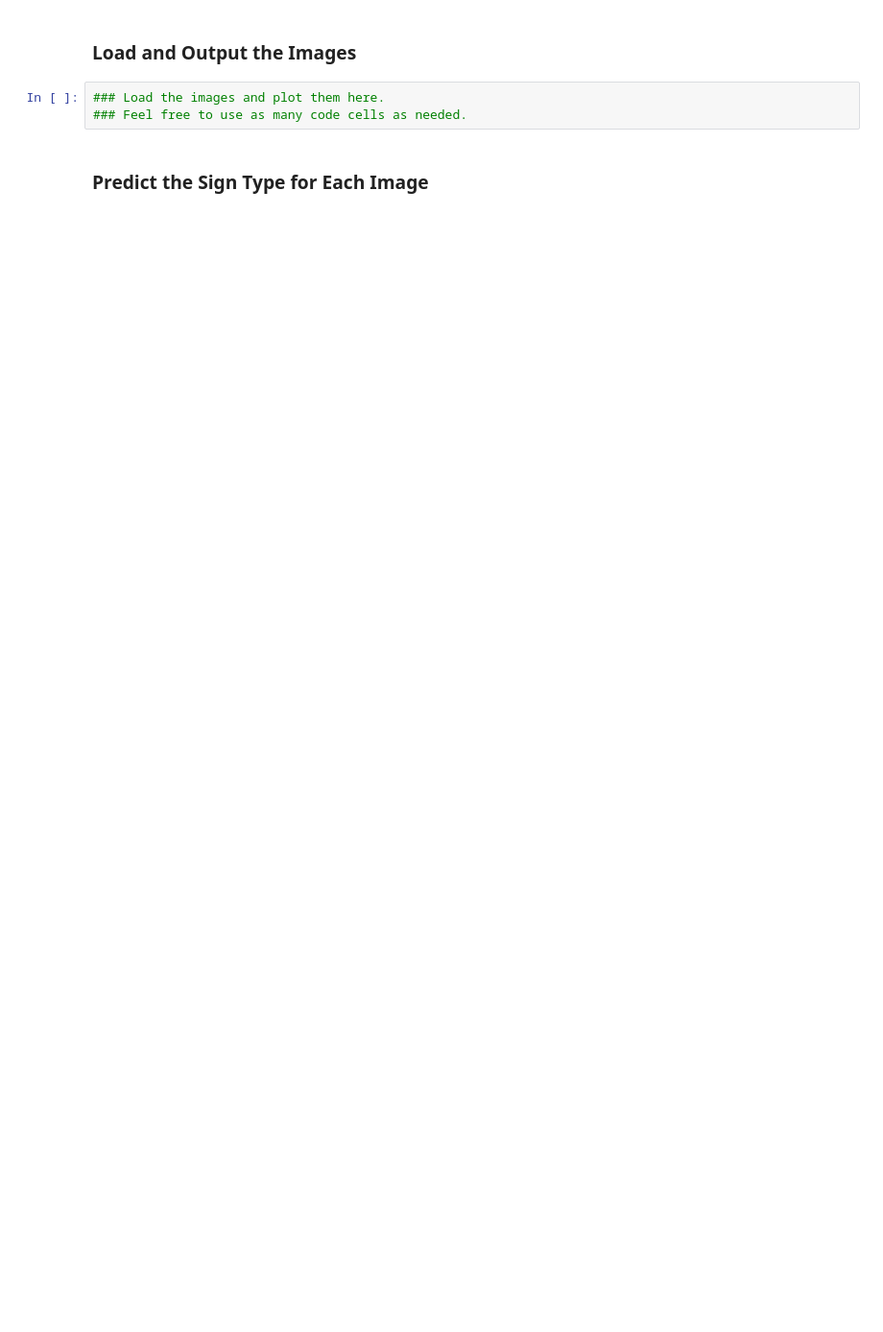
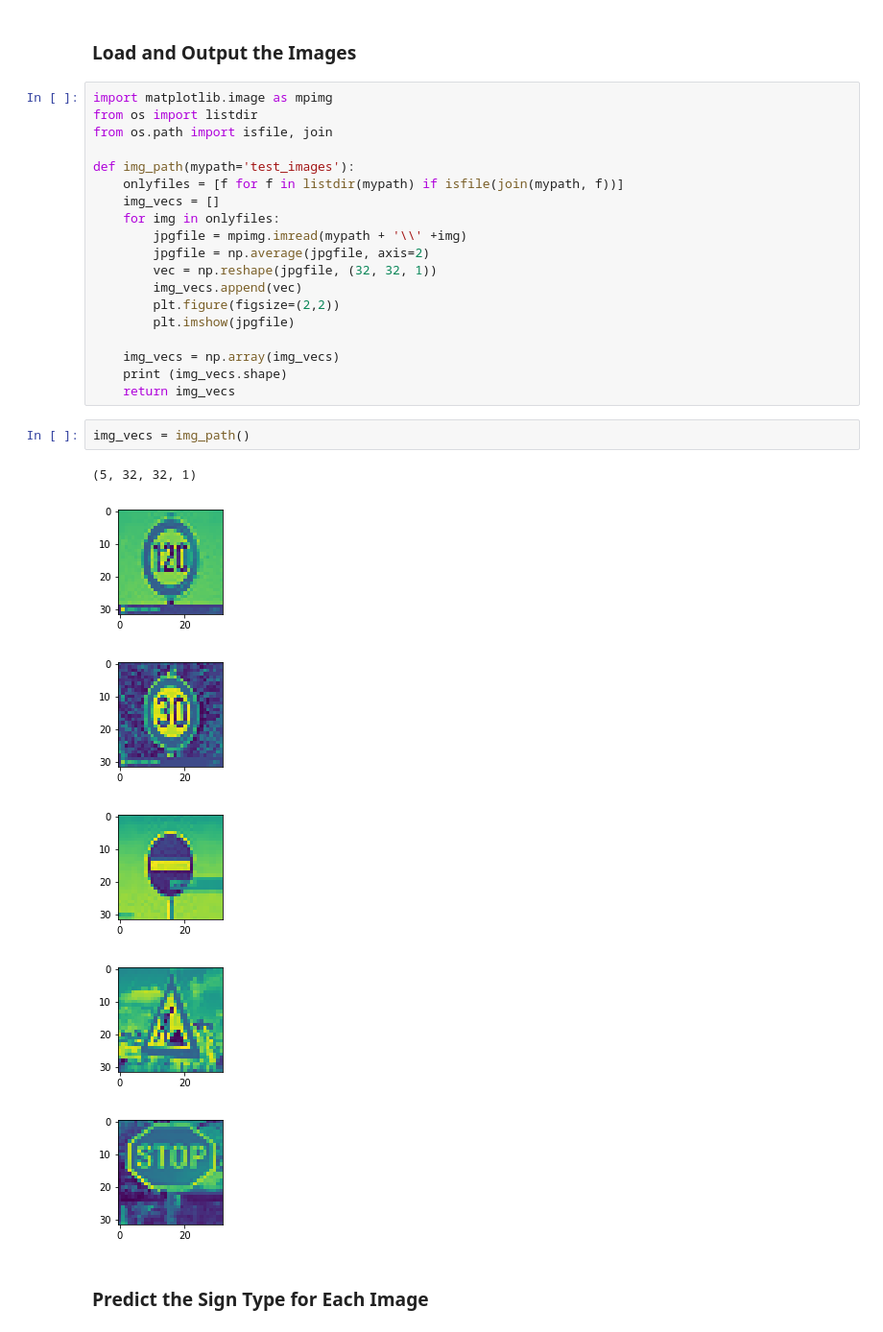
Before and after one commit to karthikbmk/SDCND, a Jupyter notebook: Traffic_Signs/Traffic_Sign_Classifier.ipynb, the cells around one changed output. Shown at 96% size. Drawn from its saved outputs; the diff is of its cells as text; blank space fills up the shorter version.

Commit message:
test complete

```diff
--- a/Traffic_Signs/Traffic_Sign_Classifier.ipynb
+++ b/Traffic_Signs/Traffic_Sign_Classifier.ipynb
@@ -434,7 +461,32 @@ You may find `signnames.csv` useful as it contains mappings from the class id (i
 # %% [markdown]
 ### Load and Output the Images
-# %%
-### Load the images and plot them here.
-### Feel free to use as many code cells as needed.
+# %%
+import matplotlib.image as mpimg
+from os import listdir
+from os.path import isfile, join
+
+def img_path(mypath='test_images'):
+    onlyfiles = [f for f in listdir(mypath) if isfile(join(mypath, f))]
+    img_vecs = []
+    for img in onlyfiles:
+        jpgfile = mpimg.imread(mypath + '\\' +img)
+        jpgfile = np.average(jpgfile, axis=2)
+        vec = np.reshape(jpgfile, (32, 32, 1))
+        img_vecs.append(vec)
+        plt.figure(figsize=(2,2))
+        plt.imshow(jpgfile)
+
+    img_vecs = np.array(img_vecs)
+    print (img_vecs.shape)
+    return img_vecs
+# %%
+img_vecs = img_path()
+# %% [output]
+(5, 32, 32, 1)
+[figure, added]
+[figure, added]
+[figure, added]
+[figure, added]
+[figure, added]
 # %% [markdown]
 ### Predict the Sign Type for Each Image
```
Also changed, not shown: parts of 14 cells of this notebook.
